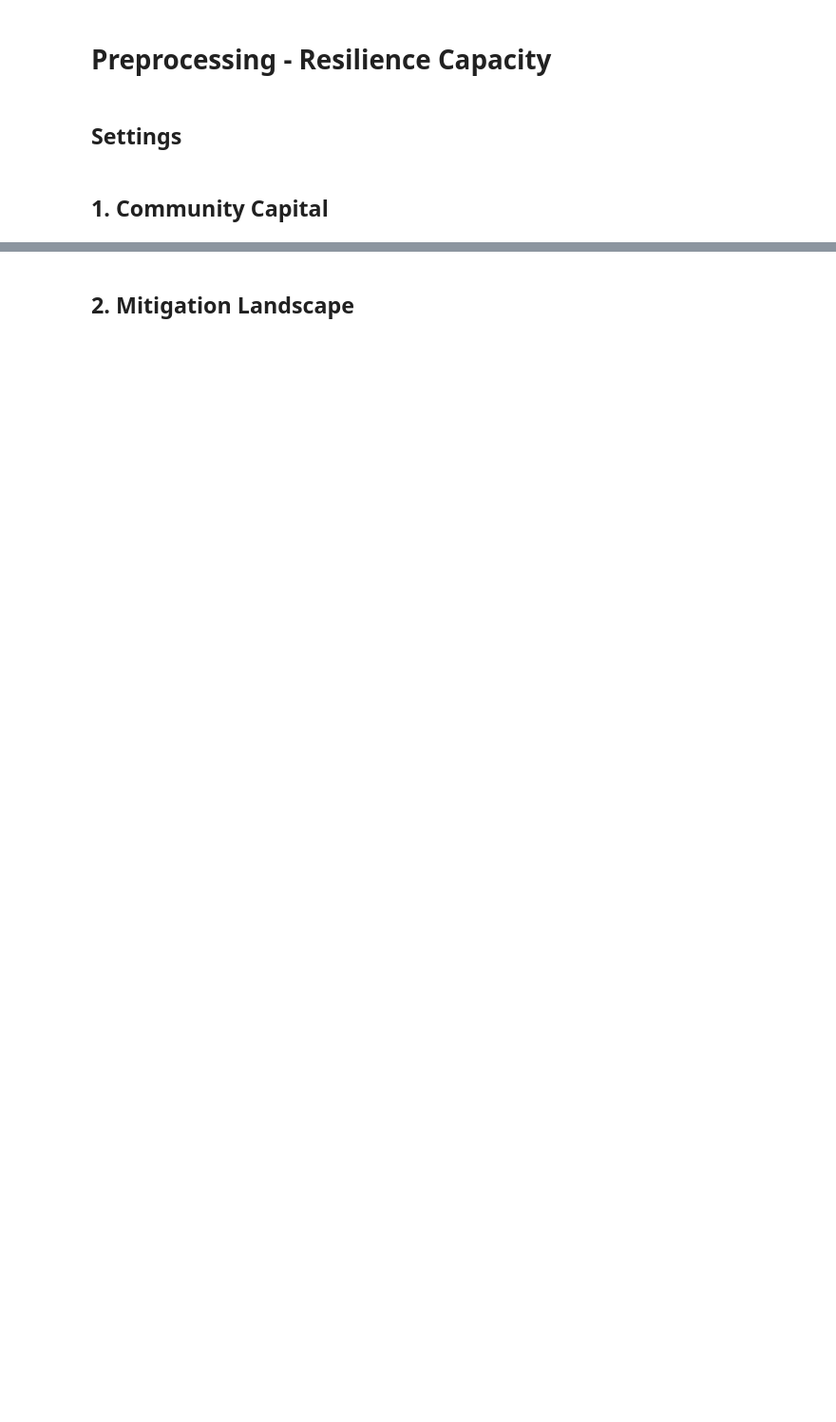
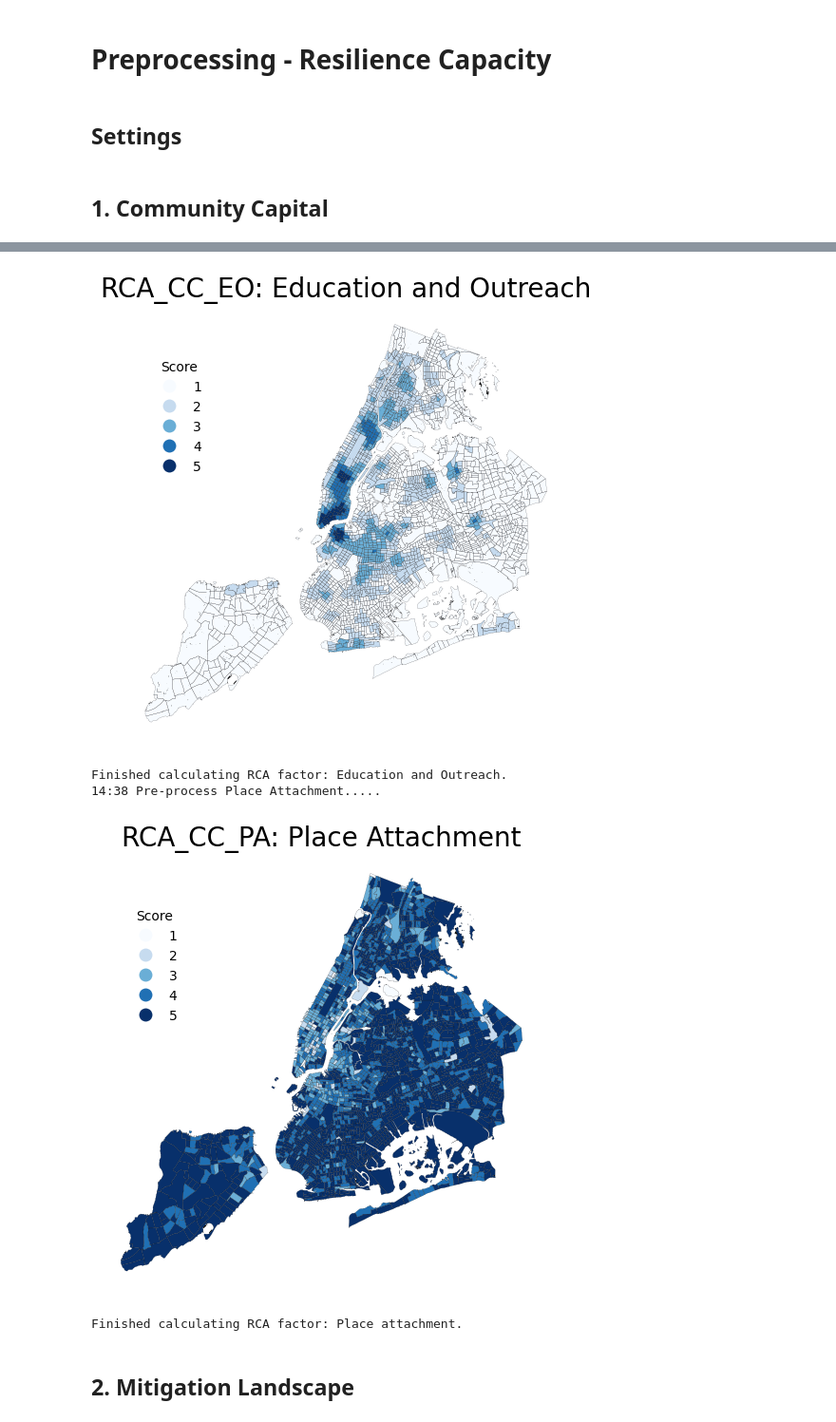
Before and after one commit to NYCEM-GIS/urban-risk-index, a Jupyter notebook: 2_PRECALC_RCA_1.ipynb, the cells around one changed output, grey strips where cells are left out. Shown at 95% size. Saved outputs shown, nothing was run; the diff lists cells and outputs as text; code cells hidden in the pictures; blank space fills up the shorter version.

```diff
--- a/2_PRECALC_RCA_1.ipynb
+++ b/2_PRECALC_RCA_1.ipynb
@@ -45,9 +45,9 @@ run_RR_HO = True     #home ownership
 # %% [markdown]
 ## 1. Community Capital
 # %%
-if (run_all or run_CC_CI):
-    print("{} Pre-processing Community Infrastructure.....".format(datetime.datetime.now().strftime("%H:%M")))
-    %run ./4_CODE/URI/DATA_PROCESSING/RCA_CC_CI_read_1.py
+# if (run_all or run_CC_CI):
+#     print("{} Pre-processing Community Infrastructure.....".format(datetime.datetime.now().strftime("%H:%M")))
+#     %run ./4_CODE/URI/DATA_PROCESSING/RCA_CC_CI_read_1.py
 
 if (run_all or run_CC_EO):
     print("{} Pre-processing Education and Outreach.....".format(datetime.datetime.now().strftime("%H:%M")))
@@ -57,6 +57,7 @@ if (run_all or run_CC_PA):
     print("{} Pre-process Place Attachment.....".format(datetime.datetime.now().strftime("%H:%M")))
     %run ./4_CODE/URI/DATA_PROCESSING/RCA_CC_PA_read_1.py
 
-if (run_all or run_CC_PE):
-    print("{} Pre-process Political Engagement.....".format(datetime.datetime.now().strftime("%H:%M")))
-    %run ./4_CODE/URI/DATA_PROCESSING/RCA_CC_PE_read_1.py
+# if (run_all or run_CC_PE):
+#     print("{} Pre-process Political Engagement.....".format(datetime.datetime.now().strftime("%H:%M")))
+#     %run ./4_CODE/URI/DATA_PROCESSING/RCA_CC_PE_read_1.py
+# %% [output]
@@ -63,3 +66,8 @@ if (run_all or run_CC_PE):
+[figure, added]
+Finished calculating RCA factor: Education and Outreach.
+14:38 Pre-process Place Attachment.....
+[figure, added]
+Finished calculating RCA factor: Place attachment.
 # %% [markdown]
 ## 2. Mitigation Landscape
 # %%
```
Also changed, not shown: parts of 3 cells of this notebook, 13 other files.
